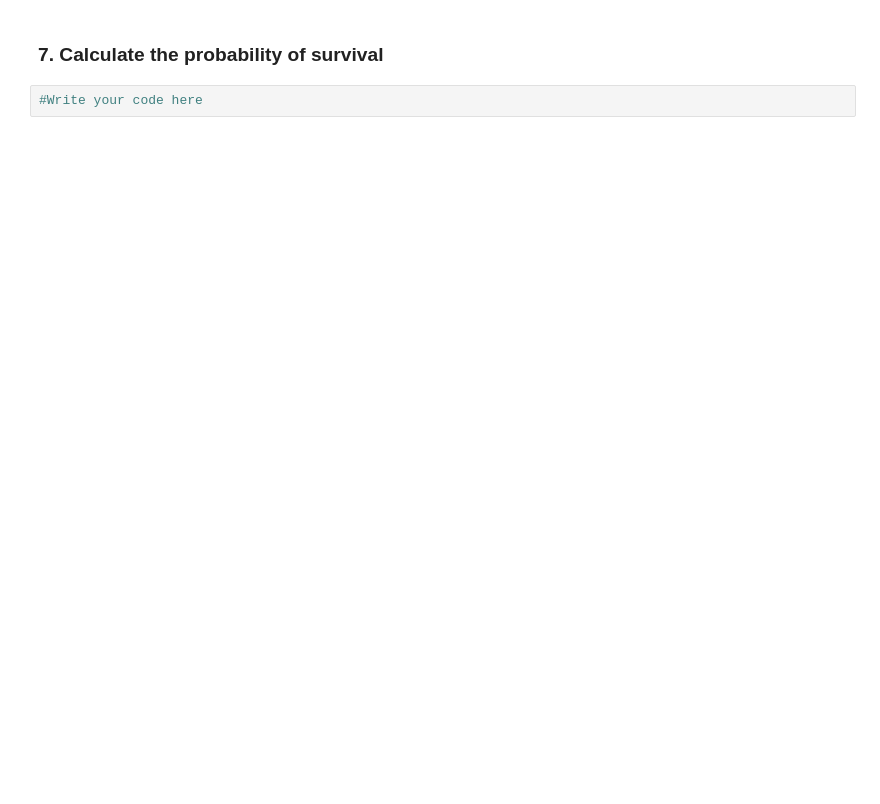
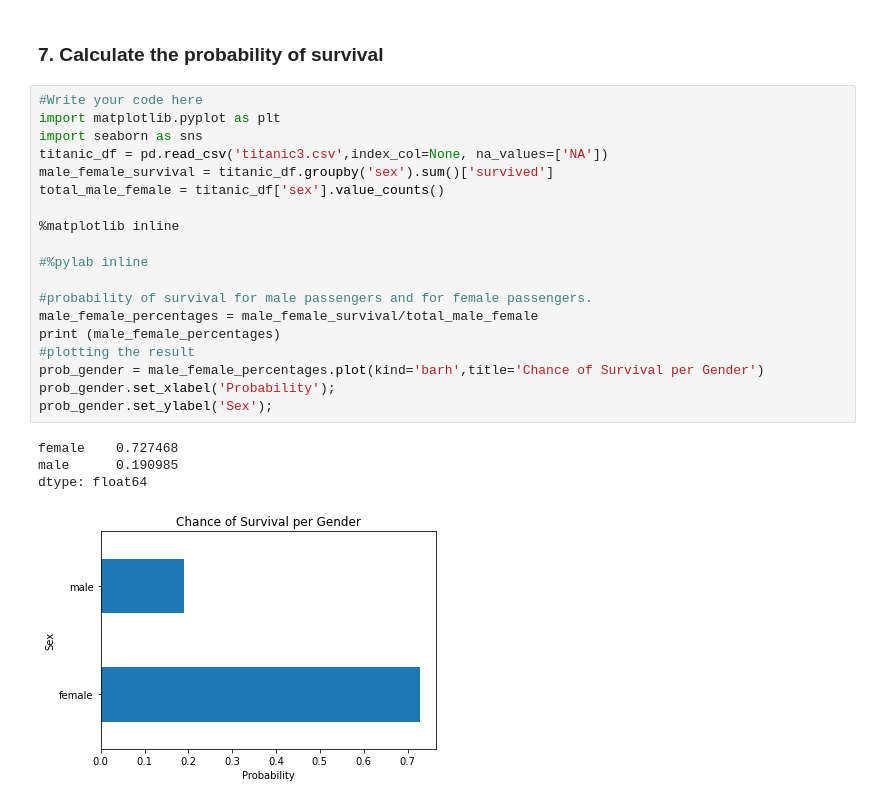
Before and after one commit to pyladieskla/datascience2020_week_three, a Jupyter notebook: Numpy and Pandas Challenges maqamylee.ipynb, the cells around one changed output. Drawn from its saved outputs; the diff is of its cells as text; blank space fills up the shorter version.

```diff
--- a/Numpy and Pandas Challenges maqamylee.ipynb
+++ b/Numpy and Pandas Challenges maqamylee.ipynb
@@ -221,4 +215,26 @@ NameError: name 'fare' is not defined
 # %% [markdown]
 ### 7. Calculate the probability of survival
-# %%
-#Write your code here
+# %%
+#Write your code here
+import matplotlib.pyplot as plt
+import seaborn as sns
+titanic_df = pd.read_csv('titanic3.csv',index_col=None, na_values=['NA'])
+male_female_survival = titanic_df.groupby('sex').sum()['survived']
+total_male_female = titanic_df['sex'].value_counts()
+
+%matplotlib inline
+
+#%pylab inline
+
+#probability of survival for male passengers and for female passengers.
+male_female_percentages = male_female_survival/total_male_female
+print (male_female_percentages)
+#plotting the result
+prob_gender = male_female_percentages.plot(kind='barh',title='Chance of Survival per Gender')
+prob_gender.set_xlabel('Probability');
+prob_gender.set_ylabel('Sex');
+# %% [output]
+female    0.727468
+male      0.190985
+dtype: float64
+[figure, added]
```
Also changed, not shown: parts of 3 cells of this notebook.
